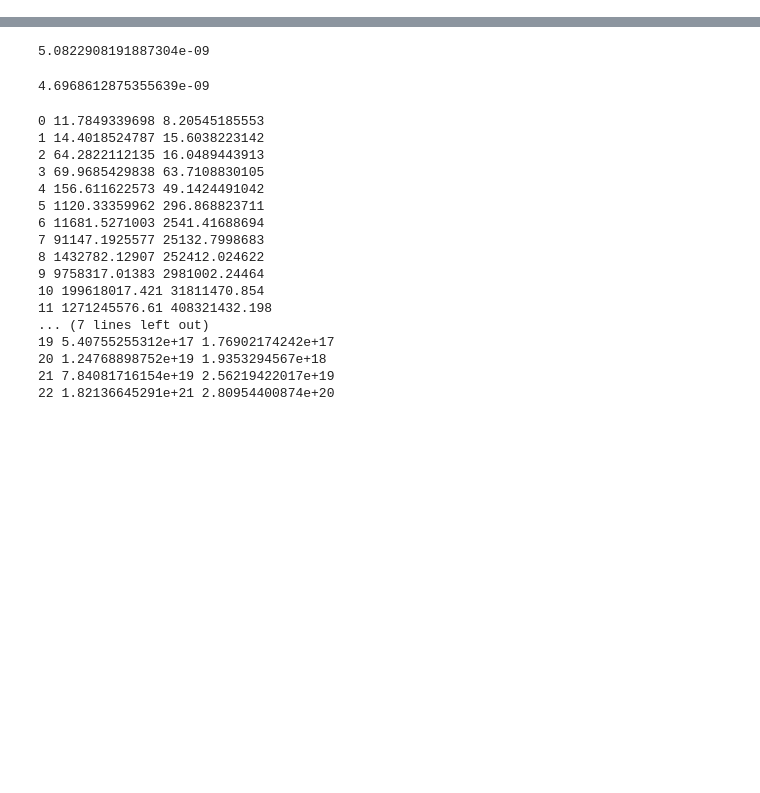
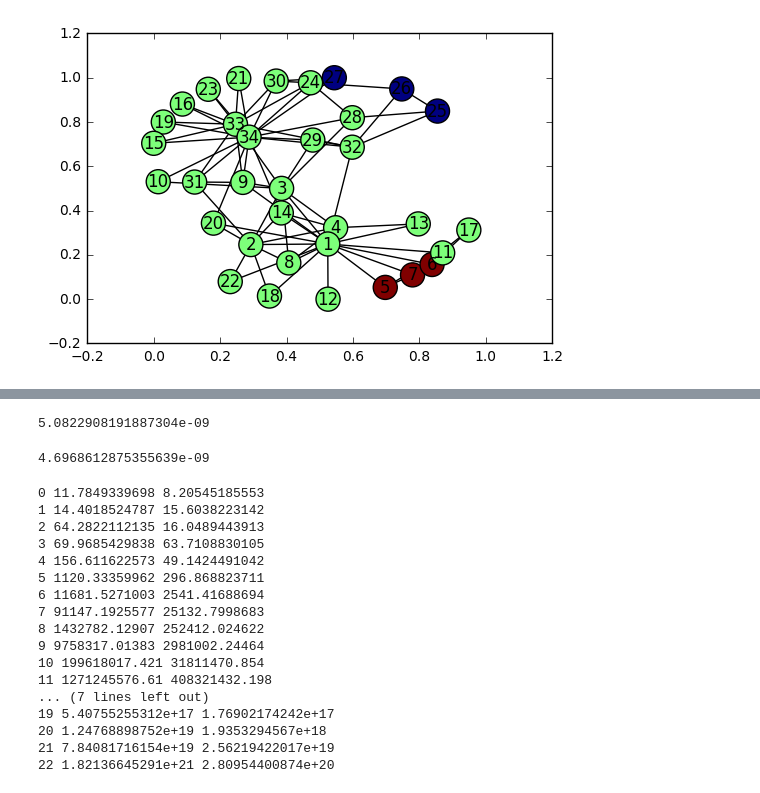
Before and after one commit to AC130USpectre/NLA2016project, a Jupyter notebook: opt.ipynb, the cells around one changed output, grey strips where cells are left out. Drawn from its saved outputs; the diff is of its cells as text; code cells hidden in the pictures; blank space fills up the shorter version.

```diff
--- a/opt.ipynb
+++ b/opt.ipynb
@@ -29,3 +17,17 @@ with open("ovchinnikov-rutwitterdataset/t2i.pkl", "rb") as file:
+# %%
+# karate network dataset
+
+kn = nx.read_gml("karate.gml")
+A = nx.adjacency_matrix(kn).todense()
+nodes = [int(i) for i in kn.nodes()]
+d = np.zeros(34)
+d[nodes.index(5)] = d[nodes.index(6)] = d[nodes.index(7)] = 1
+d[nodes.index(25)] = d[nodes.index(26)] = d[nodes.index(27)] = -1
+
+
+nx.draw_networkx(kn, node_color=d)
+# %% [output]
+[figure, added]
 # %%
 # preprocessing
 
```
Also changed, not shown: parts of 26 cells of this notebook, 1 other file.
